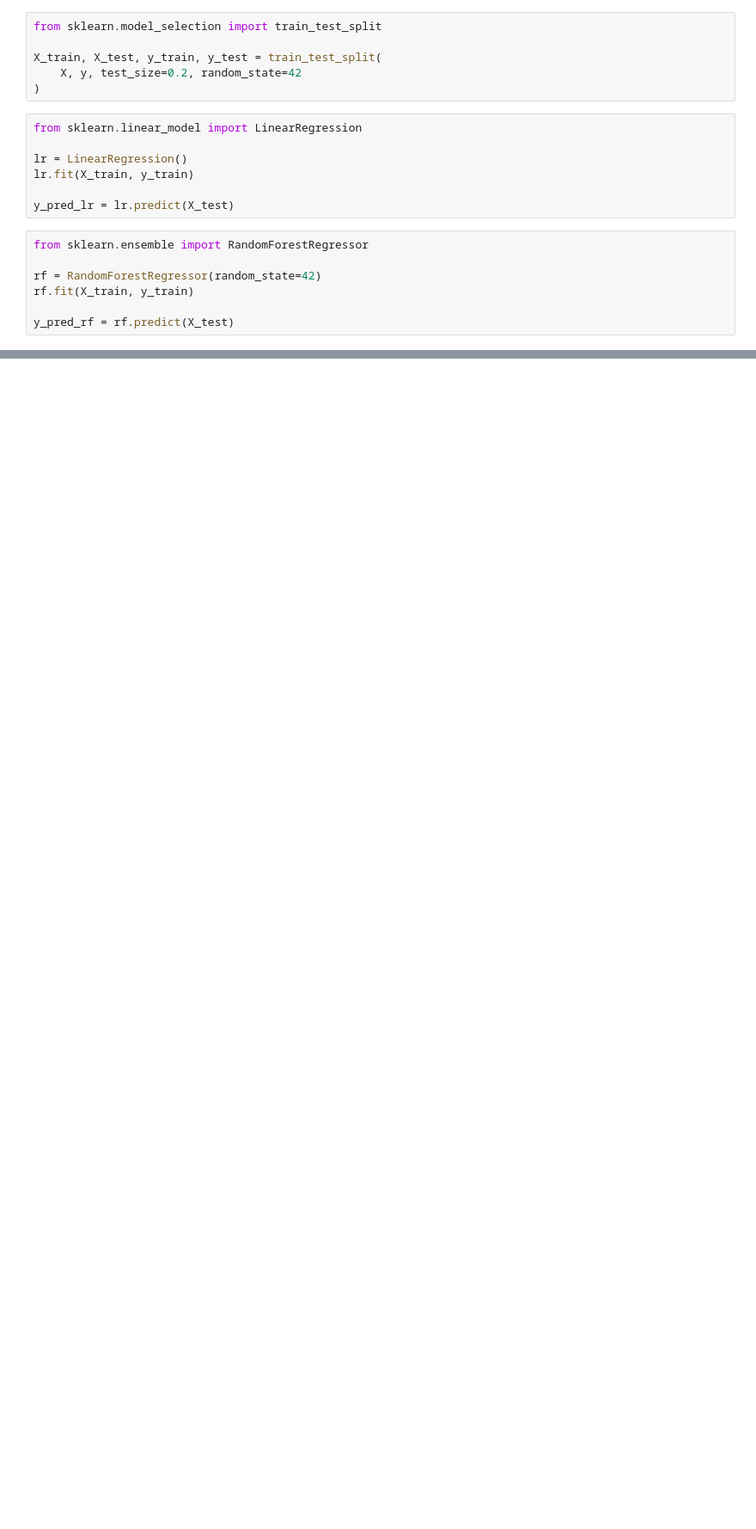
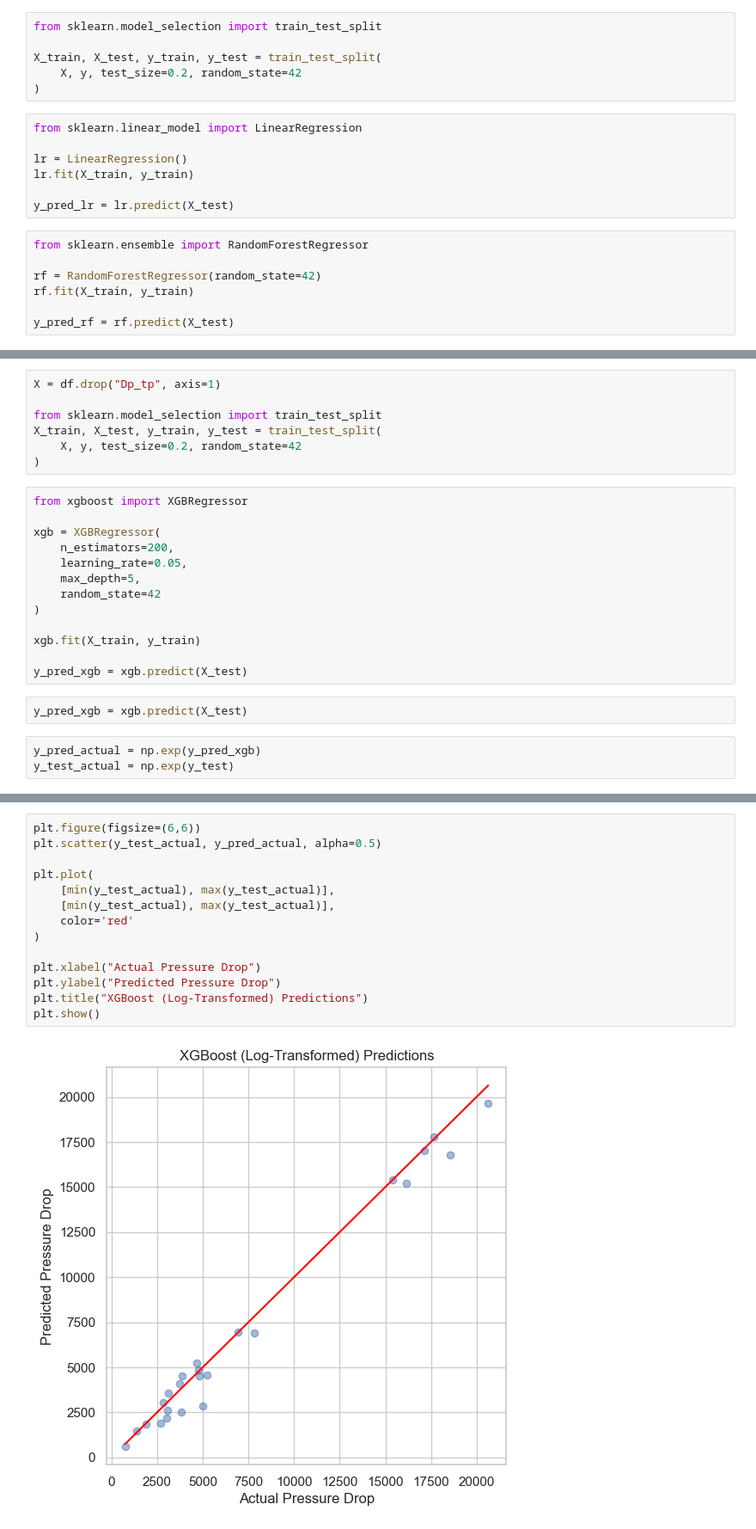
Before and after one commit to dishajain2005/ML-Based-Prediction-of-Pressure-Drop-in-Internal-Flows, a Jupyter notebook: pressure_drop_ml/notebooks/pressure_drop.ipynb, the cells around one changed output, grey strips where cells are left out. Shown at 86% size. Drawn from its saved outputs; the diff is of its cells as text; blank space fills up the shorter version.

```diff
--- a/pressure_drop_ml/notebooks/pressure_drop.ipynb
+++ b/pressure_drop_ml/notebooks/pressure_drop.ipynb
@@ -137,0 +156,25 @@ plt.show()
+# %%
+X = df.drop("Dp_tp", axis=1)
+
+from sklearn.model_selection import train_test_split
+X_train, X_test, y_train, y_test = train_test_split(
+    X, y, test_size=0.2, random_state=42
+)
+# %%
+from xgboost import XGBRegressor
+
+xgb = XGBRegressor(
+    n_estimators=200,
+    learning_rate=0.05,
+    max_depth=5,
+    random_state=42
+)
+
+xgb.fit(X_train, y_train)
+
+y_pred_xgb = xgb.predict(X_test)
+# %%
+y_pred_xgb = xgb.predict(X_test)
+# %%
+y_pred_actual = np.exp(y_pred_xgb)
+y_test_actual = np.exp(y_test)
@@ -137,0 +187,16 @@ plt.show()
+# %%
+plt.figure(figsize=(6,6))
+plt.scatter(y_test_actual, y_pred_actual, alpha=0.5)
+
+plt.plot(
+    [min(y_test_actual), max(y_test_actual)],
+    [min(y_test_actual), max(y_test_actual)],
+    color='red'
+)
+
+plt.xlabel("Actual Pressure Drop")
+plt.ylabel("Predicted Pressure Drop")
+plt.title("XGBoost (Log-Transformed) Predictions")
+plt.show()
+# %% [output]
+[figure, added]
```
Also changed, not shown: parts of 20 cells of this notebook.
